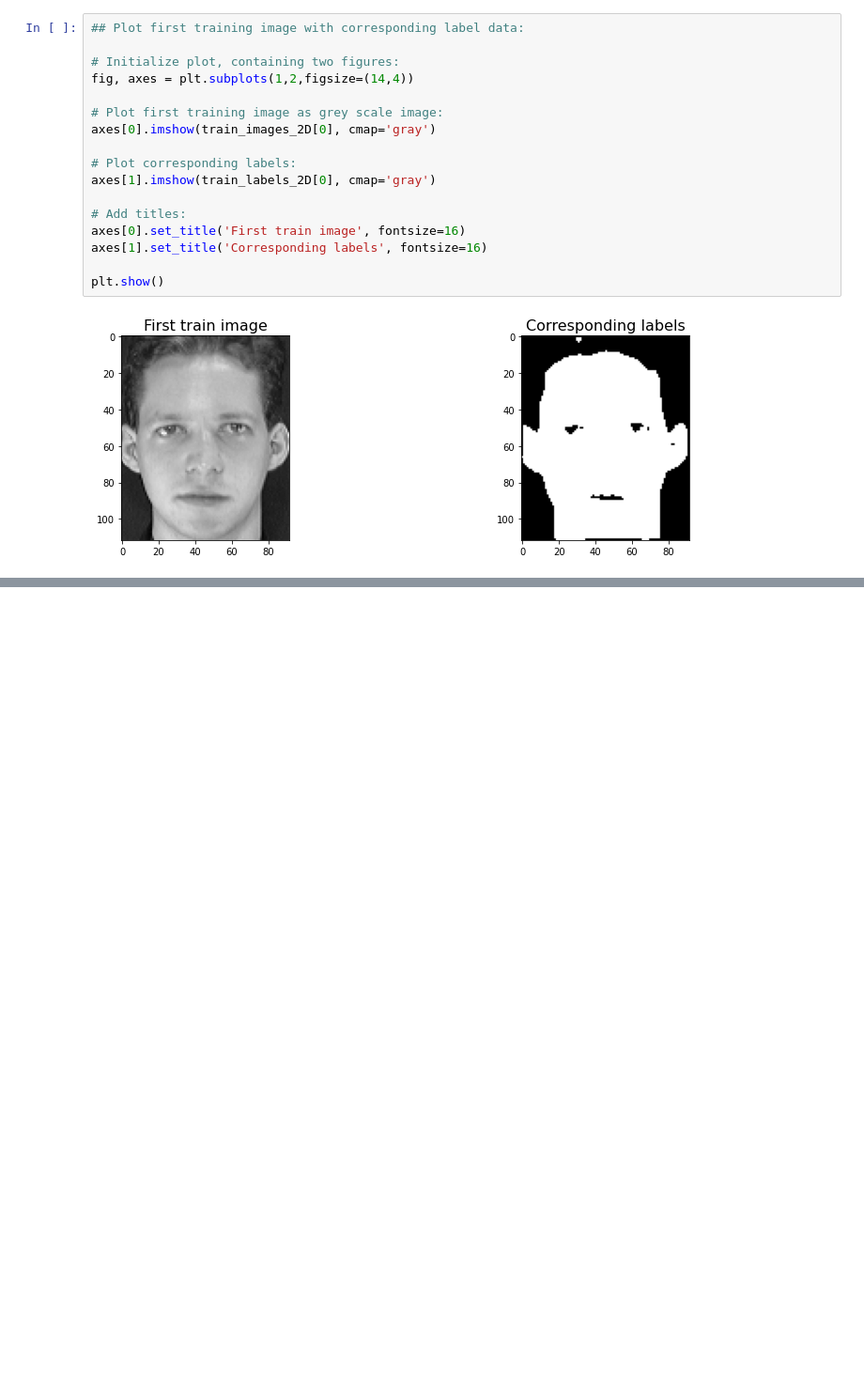
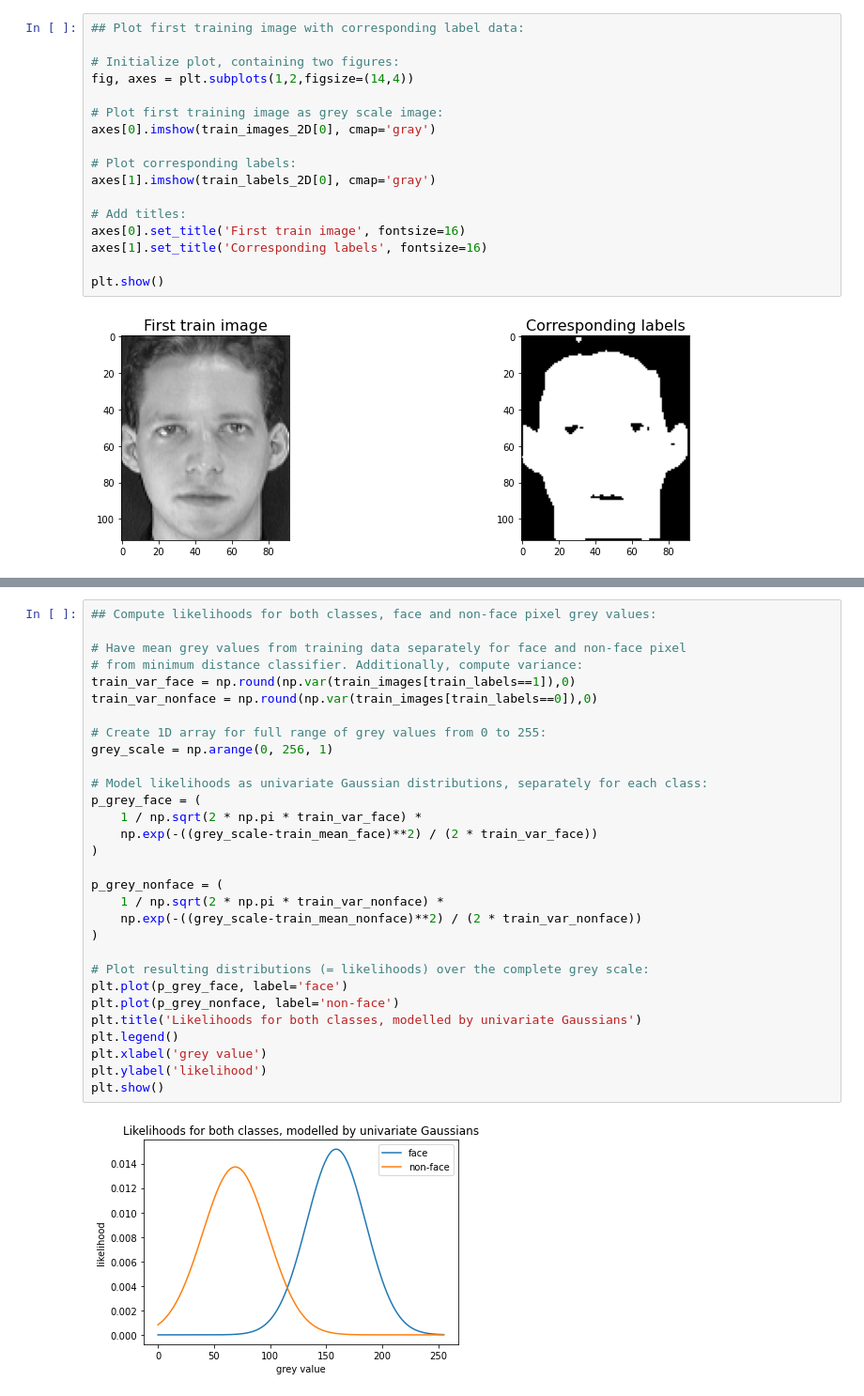
Before and after one commit to MarcoLandtHayen/exercises_patt_recog, a Jupyter notebook: notebooks/python/Practice_Sheet_6.ipynb, the cells around one changed output, grey strips where cells are left out. Shown at 94% size. Saved outputs shown, nothing was run; the diff lists cells and outputs as text; blank space fills up the shorter version.

```diff
--- a/notebooks/python/Practice_Sheet_6.ipynb
+++ b/notebooks/python/Practice_Sheet_6.ipynb
@@ -309,0 +125,32 @@ The decision regions are colored in *red* and *blue*, respectively. The line whe
+# %%
+## Compute likelihoods for both classes, face and non-face pixel grey values:
+
+# Have mean grey values from training data separately for face and non-face pixel
+# from minimum distance classifier. Additionally, compute variance:
+train_var_face = np.round(np.var(train_images[train_labels==1]),0)
+train_var_nonface = np.round(np.var(train_images[train_labels==0]),0)
+
+# Create 1D array for full range of grey values from 0 to 255:
+grey_scale = np.arange(0, 256, 1)
+
+# Model likelihoods as univariate Gaussian distributions, separately for each class:
+p_grey_face = (
+    1 / np.sqrt(2 * np.pi * train_var_face) *
+    np.exp(-((grey_scale-train_mean_face)**2) / (2 * train_var_face))
+)
+
+p_grey_nonface = (
+    1 / np.sqrt(2 * np.pi * train_var_nonface) *
+    np.exp(-((grey_scale-train_mean_nonface)**2) / (2 * train_var_nonface))
+)
+
+# Plot resulting distributions (= likelihoods) over the complete grey scale:
+plt.plot(p_grey_face, label='face')
+plt.plot(p_grey_nonface, label='non-face')
+plt.title('Likelihoods for both classes, modelled by univariate Gaussians')
+plt.legend()
+plt.xlabel('grey value')
+plt.ylabel('likelihood')
+plt.show()
+# %% [output]
+[figure, added]
```
Also changed, not shown: parts of 22 cells of this notebook.
